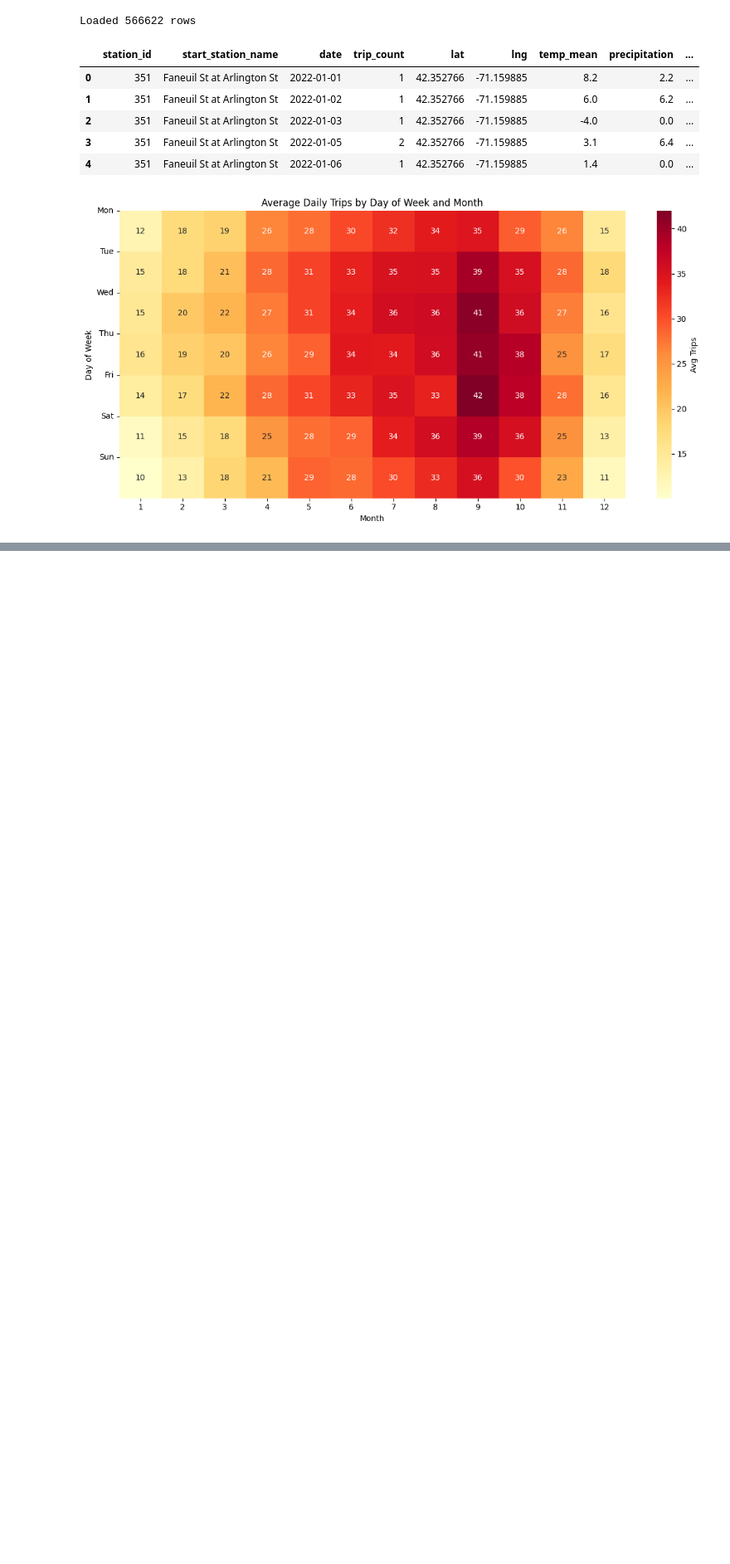
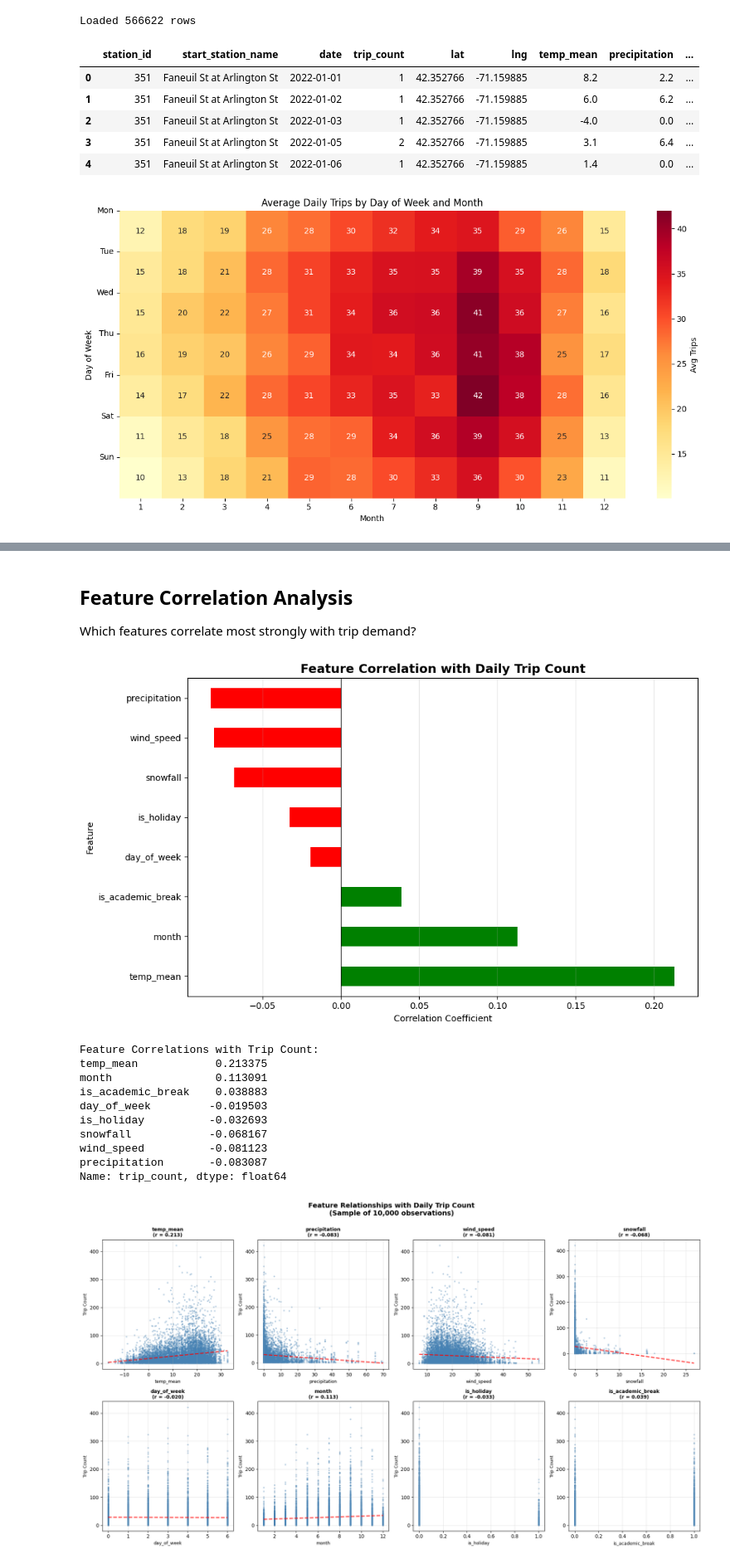
Before and after one commit to julianl05/506-final-project, a Jupyter notebook: notebooks/visualisations_and_feature_analysis.ipynb, the cells around one changed output, grey strips where cells are left out. Shown at 83% size. Cells and saved outputs as stored; diff of their text form; code cells hidden in the pictures; blank space fills up the shorter version.

Commit message:
did most of the feature analysis and have good visualisations that show patternss/trends

```diff
--- a/notebooks/visualisations_and_feature_analysis.ipynb
+++ b/notebooks/visualisations_and_feature_analysis.ipynb
@@ -156,0 +183,80 @@ Mapped 546 stations
+# %% [markdown]
+## Feature Correlation Analysis
+
+Which features correlate most strongly with trip demand?
+# %%
+# Feature correlation with trip count - detailed scatter plots
+import numpy as np
+
+# Select numeric features for correlation
+features = ['trip_count', 'temp_mean', 'precipitation', 'wind_speed', 'snowfall',
+            'day_of_week', 'month', 'is_holiday', 'is_academic_break']
+
+# Calculate correlations
+correlations = df[features].corr()['trip_count'].drop('trip_count').sort_values(ascending=False)
+
+# 1. Bar chart of correlations
+plt.figure(figsize=(10, 6))
+correlations.plot(kind='barh', color=['green' if x > 0 else 'red' for x in correlations])
+plt.title('Feature Correlation with Daily Trip Count', fontsize=14, fontweight='bold')
+plt.xlabel('Correlation Coefficient')
+plt.ylabel('Feature')
+plt.axvline(x=0, color='black', linestyle='-', linewidth=0.8)
+plt.grid(axis='x', alpha=0.3)
+plt.tight_layout()
+plt.savefig('../visualizations/feature_correlations.png', dpi=200, bbox_inches='tight')
+plt.show()
+
+print("Feature Correlations with Trip Count:")
+print(correlations)
+
+# 2. Grid of scatter plots for each feature
+feature_list = ['temp_mean', 'precipitation', 'wind_speed', 'snowfall',
+                'day_of_week', 'month', 'is_holiday', 'is_academic_break']
+
+fig, axes = plt.subplots(2, 4, figsize=(18, 10))
+axes = axes.flatten()
+
+for idx, feature in enumerate(feature_list):
+    ax = axes[idx]
+
+    # Sample data for performance (plot every 10th point)
+    sample_df = df.sample(min(10000, len(df)), random_state=42)
+
+    # Create scatter plot
+    ax.scatter(sample_df[feature], sample_df['trip_count'],
+               alpha=0.3, s=5, color='steelblue')
+
+    # Add trend line
+    if feature not in ['is_holiday', 'is_academic_break']:  # Skip binary features
+        z = np.polyfit(sample_df[feature].dropna(),
+                      sample_df.loc[sample_df[feature].notna(), 'trip_count'], 1)
+        p = np.poly1d(z)
+        feature_range = np.linspace(sample_df[feature].min(), sample_df[feature].max(), 100)
+        ax.plot(feature_range, p(feature_range), "r--", linewidth=2, alpha=0.8)
+
+    # Formatting
+    corr_val = correlations[feature]
+    ax.set_title(f'{feature}\n(r = {corr_val:.3f})', fontweight='bold', fontsize=10)
+    ax.set_xlabel(feature, fontsize=9)
+    ax.set_ylabel('Trip Count', fontsize=9)
+    ax.grid(True, alpha=0.3)
+
+plt.suptitle('Feature Relationships with Daily Trip Count\n(Sample of 10,000 observations)',
+             fontsize=14, fontweight='bold', y=1.00)
+plt.tight_layout()
+plt.savefig('../visualizations/feature_scatter_grid.png', dpi=200, bbox_inches='tight')
+plt.show()
+# %% [output]
+[figure, added]
+Feature Correlations with Trip Count:
+temp_mean            0.213375
+month                0.113091
+is_academic_break    0.038883
+day_of_week         -0.019503
+is_holiday          -0.032693
+snowfall            -0.068167
+wind_speed          -0.081123
+precipitation       -0.083087
+Name: trip_count, dtype: float64
+[figure, added]
```
Also changed, not shown: parts of 15 cells of this notebook, 7 other files.
